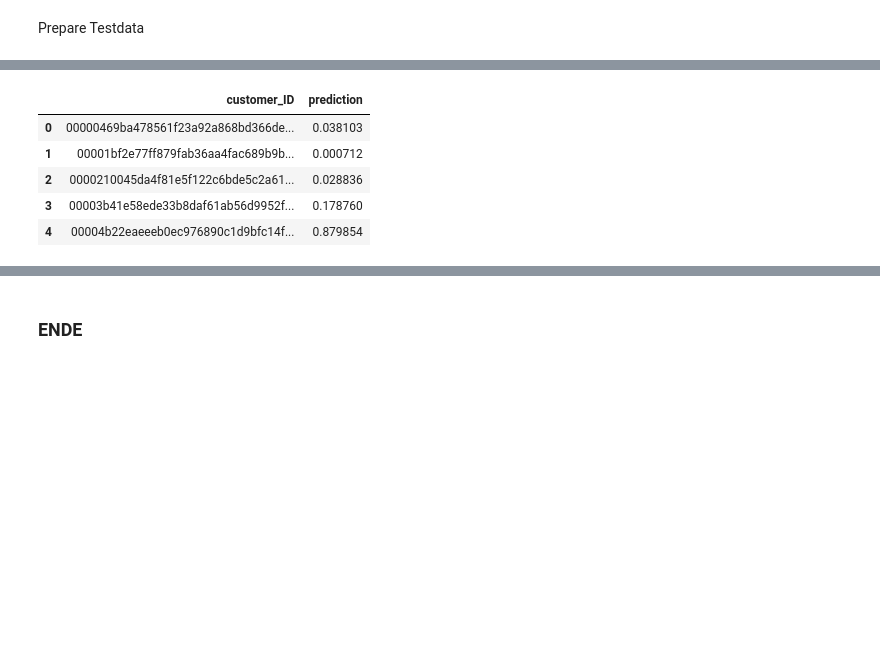
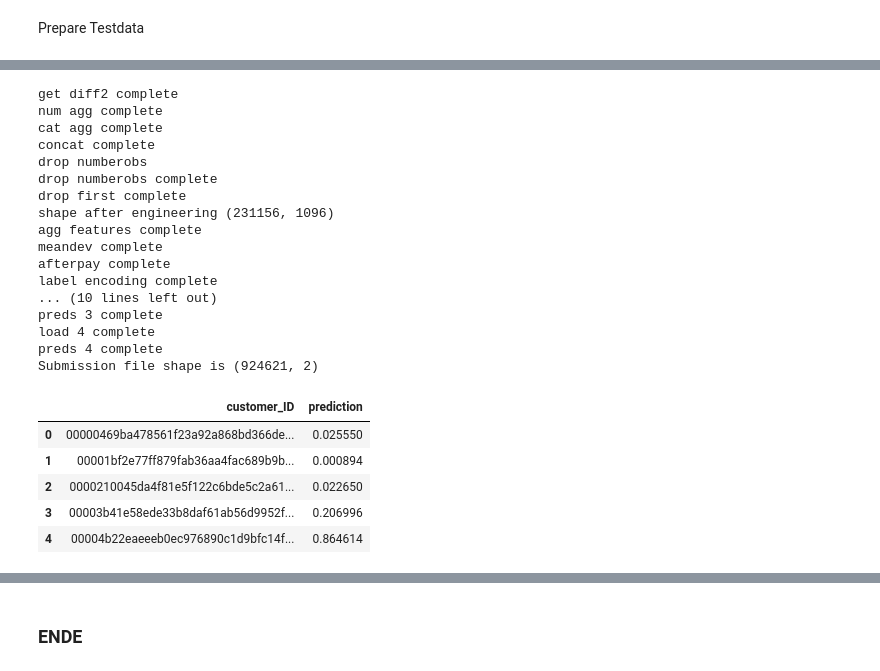
Before and after one commit to pyagoubi/Credit-Default-Prediction, a Jupyter notebook: Amex_LGBM_fin_pd_V20.ipynb, the cells around one changed output, grey strips where cells are left out. Saved outputs shown, nothing was run; the diff lists cells and outputs as text; code cells hidden in the pictures; blank space fills up the shorter version.

```diff
--- a/Amex_LGBM_fin_pd_V20.ipynb
+++ b/Amex_LGBM_fin_pd_V20.ipynb
@@ -57,7 +87,7 @@ NAN_VALUE = -127 # will fit in int8
 # FOLDS PER MODEL
 FOLDS = 5
 
-NUM_PARTS = 10
+NUM_PARTS = 4
 
 
 TRAIN_PATH = 'train.parquet'
@@ -273,13 +304,13 @@ def preprocess(PATH = TRAIN_PATH, TARGET_PATH = TARGET_PATH, train_set = True, t
   print('numberobs complete')
   all_cols, cat_features, num_features = get_features(df)
   print('get features complete')
-  #diff1 = get_difference(df, num_features, train_set = train_set, Part = Part)
-  if train_set == True: diff1 = pd.read_parquet(f'{SAVE_PATH}diff_12.parquet')
-  elif train_set == False: diff1 = pd.read_parquet(f'{SAVE_PATH}diff_test_12_num{Part}.parquet')
+  diff1 = get_difference(df, num_features, train_set = train_set, Part = Part)
+  #if train_set == True: diff1 = pd.read_parquet(f'{SAVE_PATH}diff_12.parquet')
+  #elif train_set == False: diff1 = pd.read_parquet(f'{SAVE_PATH}diff_test_12_num{Part}.parquet')
   print('get diff complete')
-  #diff2 = get_difference_two(df, num_features, train_set = train_set, Part = Part)
-  if train_set == True: diff2 = pd.read_parquet(f'{SAVE_PATH}diff2_20.parquet')
-  elif train_set == False: diff2 = pd.read_parquet(f'{SAVE_PATH}diff2_test_20_num{Part}.parquet')
+  diff2 = get_difference_two(df, num_features, train_set = train_set, Part = Part)
+  #if train_set == True: diff2 = pd.read_parquet(f'{SAVE_PATH}diff2_20.parquet')
+  #elif train_set == False: diff2 = pd.read_parquet(f'{SAVE_PATH}diff2_test_20_num{Part}.parquet')
   print('get diff2 complete')
   df = agg_functions(df, num_features, cat_features, numberobs = True)
   df = df.merge(diff1, left_index=True, right_index=True, how='left')
@@ -687,49 +738,50 @@ for k in range(NUM_PARTS):
 
 
   #ammend for one hot encoding
-  test['D_64_last_1.0'] = 0
-  test['D_66_last_1.0'] = 0
-  test['D_68_last_1.0'] = 0
+  # test['D_64_last_1.0'] = 0
+  # test['D_66_last_1.0'] = 0
+  # test['D_68_last_1.0'] = 0
   # TEST DATA FOR XGB
-  X_test = test[features]
+  #X_test = test[features]
+
+
+  #lgb_test = lgb.Dataset(X_test,  categorical_feature = cat_features)
+
   print('X_test complete')
-  dtest = xgb.DMatrix(data=X_test)
+  #dtest = xgb.DMatrix(data=X_test)
   print('dtest complete')
-  #test = test[['P_2_mean']] # reduce memory
-  del test, X_test
-  gc.collect()
+  #del test
   gc.collect()
 
+
   # INFER XGB MODELS ON TEST DATA
-  model = xgb.Booster()
-  model.load_model(f'{SAVE_PATH}XGB_v{VER}_fold0.xgb')
+  #model = xgb.Booster()
+  #model.load_model(f'{SAVE_PATH}XGB_v{VER}_fold0.xgb')
+  model = joblib.load(f'{SAVE_PATH}lgbm_V{VER}_fold0_seed{SEED}.pkl')
   print('load model complete')
-  preds = model.predict(dtest)
+  preds = model.predict(test[features])
   print('preds complete')
   for f in range(1,FOLDS):
     del model
     gc.collect()
-    model = xgb.Booster()
-    model.load_model(f'{SAVE_PATH}XGB_v{VER}_fold{f}.xgb')
+    #model = xgb.Booster()
+    #model.load_model(f'{SAVE_PATH}XGB_v{VER}_fold{f}.xgb')
+    model = joblib.load(f'{SAVE_PATH}lgbm_V{VER}_fold{f}_seed{SEED}.pkl')
     print(f'load {f} complete')
-    preds += model.predict(dtest)
+    preds += model.predict(test[features])
     print(f'preds {f} complete')
   preds /= FOLDS
   test_preds.append(preds)
 
   # CLEAN MEMORY
-  del dtest, model
+  del test, model
   _ = gc.collect()
 
 test_preds = np.concatenate(test_preds)
-#test = cudf.DataFrame(index=customers,data={'prediction':test_preds})
 test = pd.DataFrame(index=customers,data={'prediction':test_preds})
-#sub = cudf.read_csv(SUBMISSION_FILE_PATH)[['customer_ID']]
 sub = pd.read_csv(SUBMISSION_FILE_PATH)[['customer_ID']]
-#sub['customer_ID_hash'] = sub['customer_ID'].str[-16:].str.hex_to_int().astype('int64')
 sub['customer_ID_hash'] = sub['customer_ID'].str[-16:].apply(int, base =16)
 sub = sub.set_index('customer_ID_hash')
-#sub = sub.set_index('customer_ID')
 sub = sub.merge(test[['prediction']], left_index=True, right_index=True, how='left')
 sub = sub.reset_index(drop=True)
 
@@ -774,9 +854,26 @@ Submission file shape is (924621, 2)
+get diff2 complete
+num agg complete
+cat agg complete
+concat complete
+drop numberobs
+drop numberobs complete
+drop first complete
+shape after engineering (231156, 1096)
+agg features complete
+meandev complete
+afterpay complete
+label encoding complete
+... (10 lines left out)
+preds 3 complete
+load 4 complete
+preds 4 complete
+Submission file shape is (924621, 2)
 |  | customer_ID | prediction |
-| 0 | 00000469ba478561f23a92a868bd366de... | 0.038103 |
-| 1 | 00001bf2e77ff879fab36aa4fac689b9b... | 0.000712 |
-| 2 | 0000210045da4f81e5f122c6bde5c2a61... | 0.028836 |
-| 3 | 00003b41e58ede33b8daf61ab56d9952f... | 0.178760 |
-| 4 | 00004b22eaeeeb0ec976890c1d9bfc14f... | 0.879854 |
+| 0 | 00000469ba478561f23a92a868bd366de... | 0.025550 |
+| 1 | 00001bf2e77ff879fab36aa4fac689b9b... | 0.000894 |
+| 2 | 0000210045da4f81e5f122c6bde5c2a61... | 0.022650 |
+| 3 | 00003b41e58ede33b8daf61ab56d9952f... | 0.206996 |
+| 4 | 00004b22eaeeeb0ec976890c1d9bfc14f... | 0.864614 |
 # %%
 gc.collect()
 # %% [output]
```
Also changed, not shown: parts of 29 cells of this notebook.
